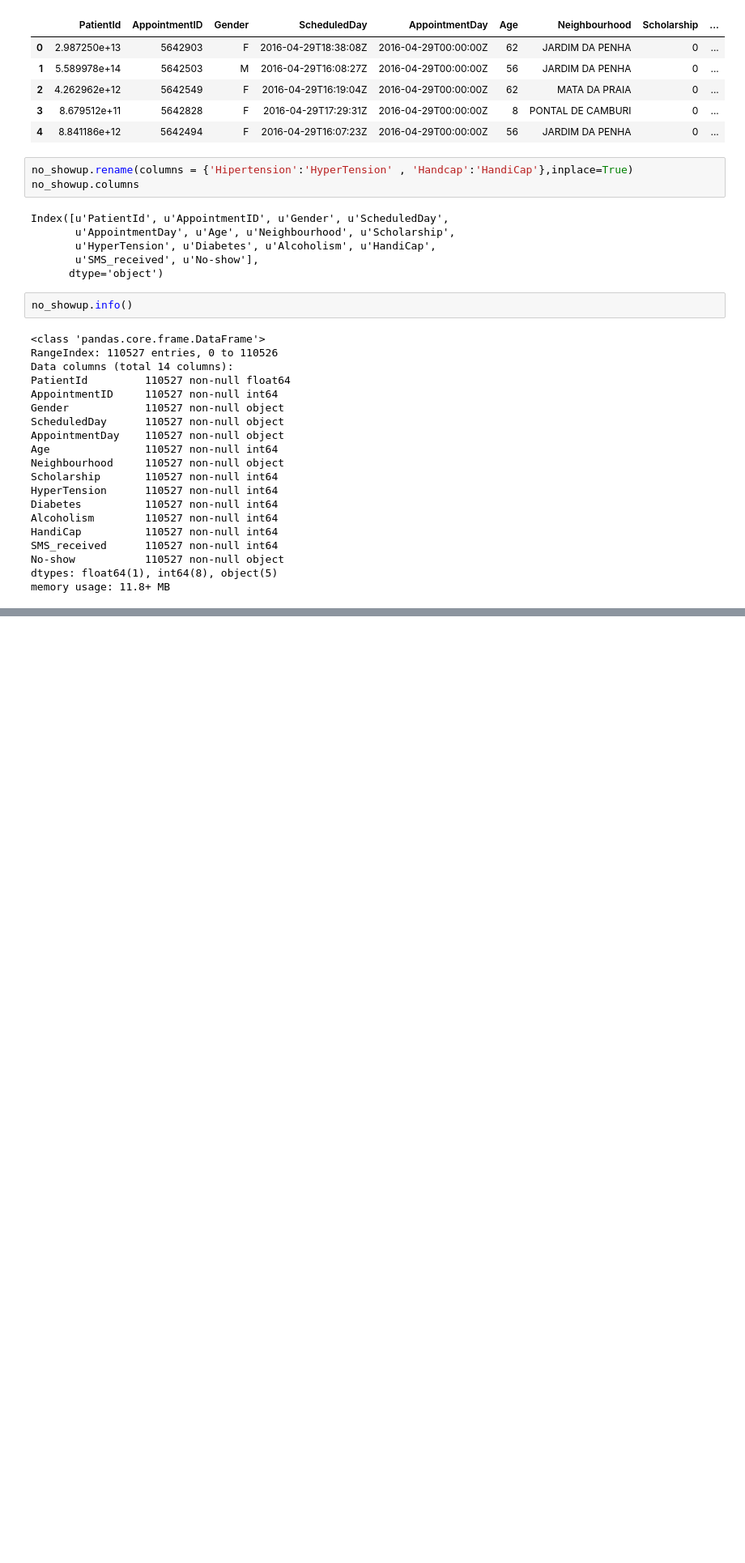
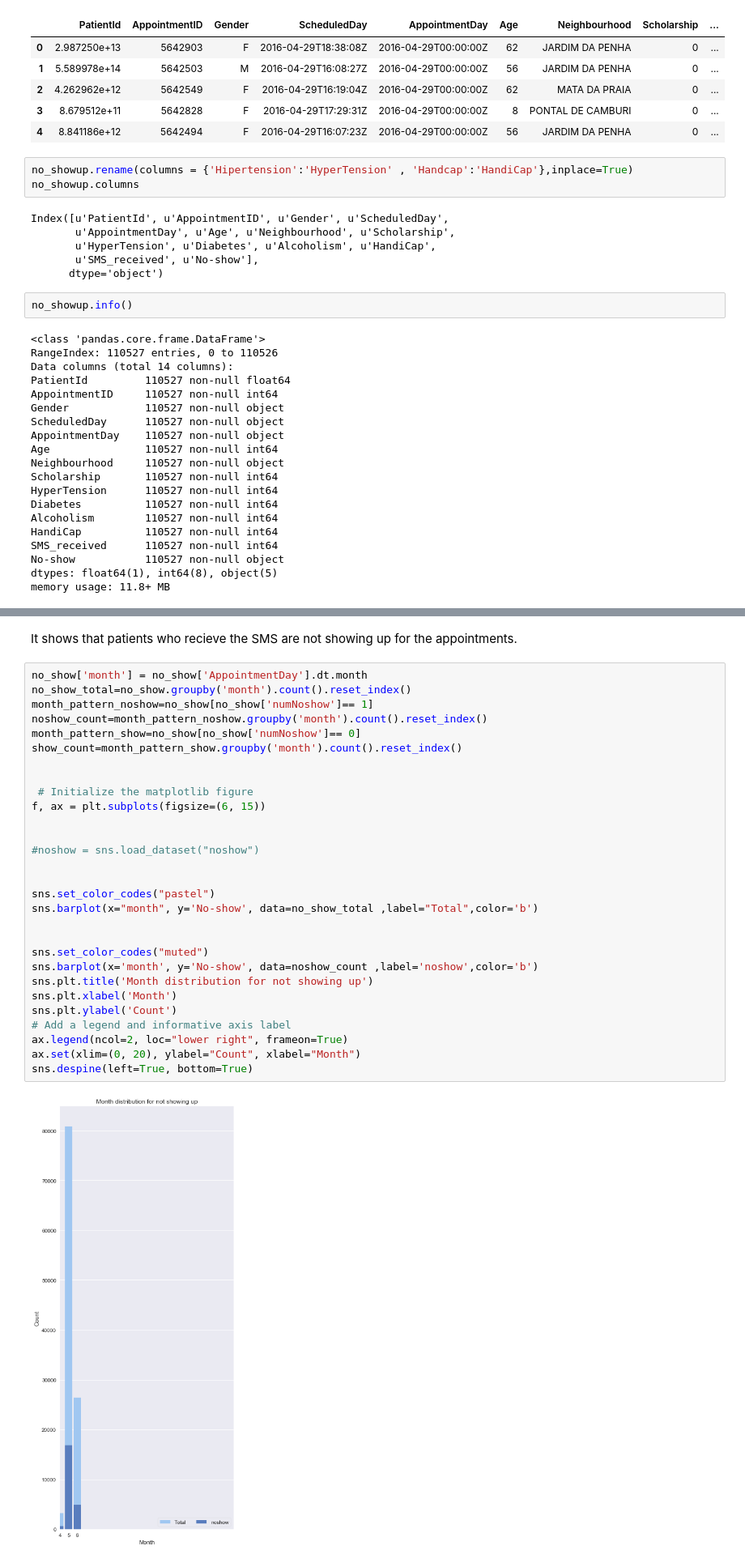
Before and after one commit to sandyabhat24/noShowup, a Jupyter notebook: noshowup.ipynb, the cells around one changed output, grey strips where cells are left out. Shown at 81% size. Cells and saved outputs as stored; diff of their text form; blank space fills up the shorter version.

```diff
--- a/noshowup.ipynb
+++ b/noshowup.ipynb
@@ -153,0 +176,33 @@ no_show['num-No-show']=le.transform(no_show['No-show'])
+# %% [markdown]
+It shows that patients who recieve the SMS are not showing up for the appointments.
+# %%
+no_show['month'] = no_show['AppointmentDay'].dt.month
+no_show_total=no_show.groupby('month').count().reset_index()
+month_pattern_noshow=no_show[no_show['numNoshow']== 1]
+noshow_count=month_pattern_noshow.groupby('month').count().reset_index()
+month_pattern_show=no_show[no_show['numNoshow']== 0]
+show_count=month_pattern_show.groupby('month').count().reset_index()
+
+
+ # Initialize the matplotlib figure
+f, ax = plt.subplots(figsize=(6, 15))
+
+
+#noshow = sns.load_dataset("noshow")
+
+
+sns.set_color_codes("pastel")
+sns.barplot(x="month", y='No-show', data=no_show_total ,label="Total",color='b')
+
+
+sns.set_color_codes("muted")
+sns.barplot(x='month', y='No-show', data=noshow_count ,label='noshow',color='b')
+sns.plt.title('Month distribution for not showing up')
+sns.plt.xlabel('Month')
+sns.plt.ylabel('Count')
+# Add a legend and informative axis label
+ax.legend(ncol=2, loc="lower right", frameon=True)
+ax.set(xlim=(0, 20), ylabel="Count", xlabel="Month")
+sns.despine(left=True, bottom=True)
+# %% [output]
+[figure, added]
```
Also changed, not shown: parts of 25 cells of this notebook.
